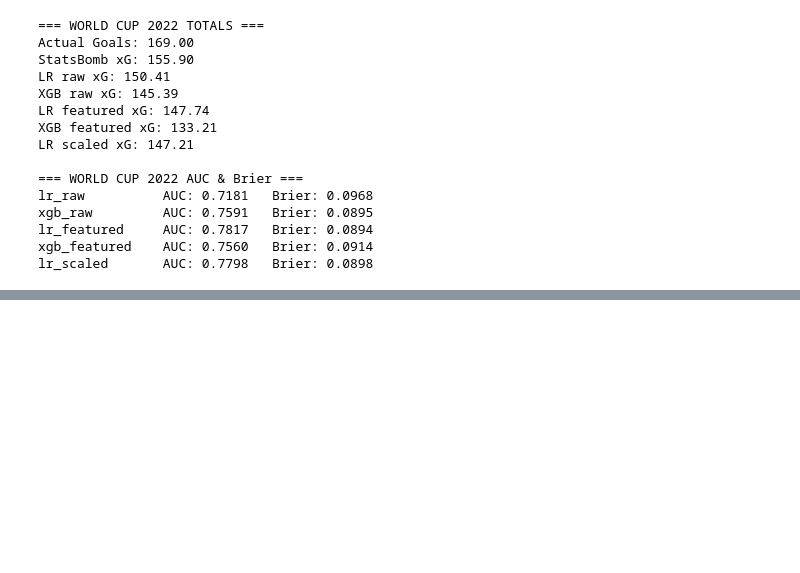
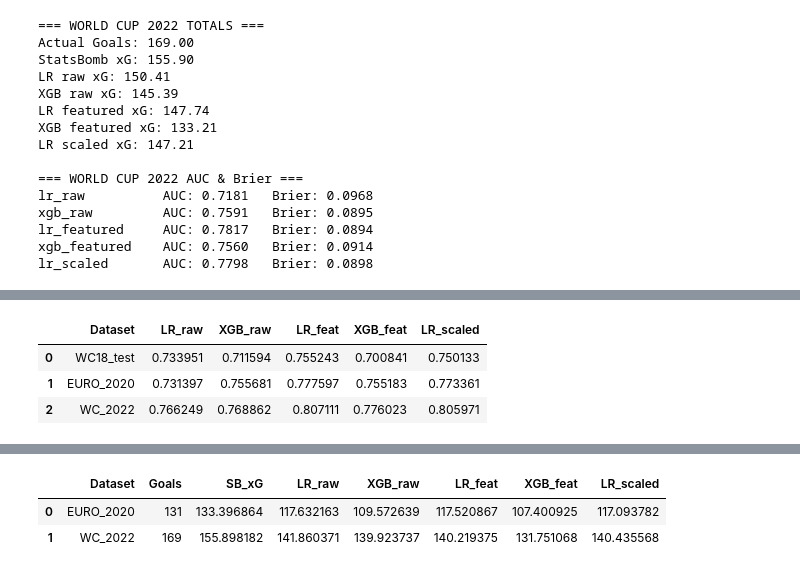
Before and after one commit to M-Traiki/Final_Project_Ironhack, a Jupyter notebook: model_training_and_evaluation.ipynb, the cells around one changed output, grey strips where cells are left out. Cells and saved outputs as stored; diff of their text form; code cells hidden in the pictures; blank space fills up the shorter version.

Commit message:
freeze frame features

```diff
--- a/model_training_and_evaluation.ipynb
+++ b/model_training_and_evaluation.ipynb
@@ -548,0 +753,77 @@ lr_scaled       AUC: 0.7798   Brier: 0.0898
+# %%
+# ==============================
+# Build aggregated metrics
+# ==============================
+
+results_auc = []
+results_brier = []
+results_xg = []
+
+datasets = {
+    "WC18_test": (X_test_raw, X_test_feat, y_test, None),
+    "EURO_2020": (X_raw_eu, X_feat_eu, y_eu, shots_eu),
+    "WC_2022": (X_raw_22, X_feat_22, y_22, shots_22),
+}
+
+for name, (X_raw, X_feat, y, df) in datasets.items():
+
+    # RAW models
+    lr_raw_pred  = lr_raw.predict_proba(X_raw)[:,1]
+    xgb_raw_pred = xgb_raw.predict_proba(X_raw)[:,1]
+
+    # FEATURED models
+    lr_feat_pred = lr_featured.predict_proba(X_feat)[:,1]
+    xgb_feat_pred = xgb_featured.predict_proba(X_feat)[:,1]
+
+    # SCALED
+    lr_scaled_pred = lr_scaled.predict_proba(
+        scaler.transform(X_feat))[:,1]
+
+    # AUC & Brier
+    results_auc.append([name,
+                        roc_auc_score(y, lr_raw_pred),
+                        roc_auc_score(y, xgb_raw_pred),
+                        roc_auc_score(y, lr_feat_pred),
+                        roc_auc_score(y, xgb_feat_pred),
+                        roc_auc_score(y, lr_scaled_pred)
+                       ])
+
+    results_brier.append([name,
+                          brier_score_loss(y, lr_raw_pred),
+                          brier_score_loss(y, xgb_raw_pred),
+                          brier_score_loss(y, lr_feat_pred),
+                          brier_score_loss(y, xgb_feat_pred),
+                          brier_score_loss(y, lr_scaled_pred)
+                         ])
+
+    # xG totals
+    if df is not None:
+        results_xg.append([
+            name,
+            df["is_goal"].sum(),
+            df["shot_statsbomb_xg"].sum(),
+            lr_raw_pred.sum(),
+            xgb_raw_pred.sum(),
+            lr_feat_pred.sum(),
+            xgb_feat_pred.sum(),
+            lr_scaled_pred.sum()
+        ])
+
+# Convert to dataframes
+auc_table = pd.DataFrame(results_auc,
+                         columns=["Dataset","LR_raw","XGB_raw","LR_feat","XGB_feat","LR_scaled"])
+
+brier_table = pd.DataFrame(results_brier,
+                           columns=["Dataset","LR_raw","XGB_raw","LR_feat","XGB_feat","LR_scaled"])
+
+xg_table = pd.DataFrame(results_xg,
+                        columns=["Dataset","Goals","SB_xG","LR_raw","XGB_raw","LR_feat","XGB_feat","LR_scaled"])
+
+display(auc_table)
+display(brier_table)
+display(xg_table)
+# %% [output]
+|  | Dataset | LR_raw | XGB_raw | LR_feat | XGB_feat | LR_scaled |
+| 0 | WC18_test | 0.733951 | 0.711594 | 0.755243 | 0.700841 | 0.750133 |
+| 1 | EURO_2020 | 0.731397 | 0.755681 | 0.777597 | 0.755183 | 0.773361 |
+| 2 | WC_2022 | 0.766249 | 0.768862 | 0.807111 | 0.776023 | 0.805971 |
@@ -548,0 +834,3 @@ lr_scaled       AUC: 0.7798   Brier: 0.0898
+|  | Dataset | Goals | SB_xG | LR_raw | XGB_raw | LR_feat | XGB_feat | LR_scaled |
+| 0 | EURO_2020 | 131 | 133.396864 | 117.632163 | 109.572639 | 117.520867 | 107.400925 | 117.093782 |
+| 1 | WC_2022 | 169 | 155.898182 | 141.860371 | 139.923737 | 140.219375 | 131.751068 | 140.435568 |
```
Also changed, not shown: parts of 6 cells of this notebook, 1 other file.
